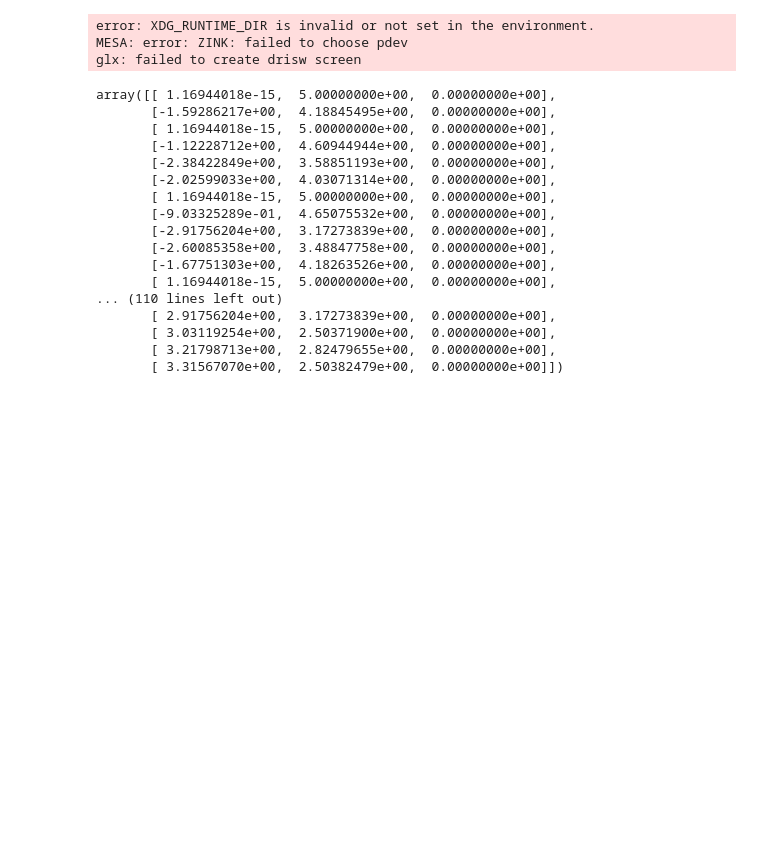
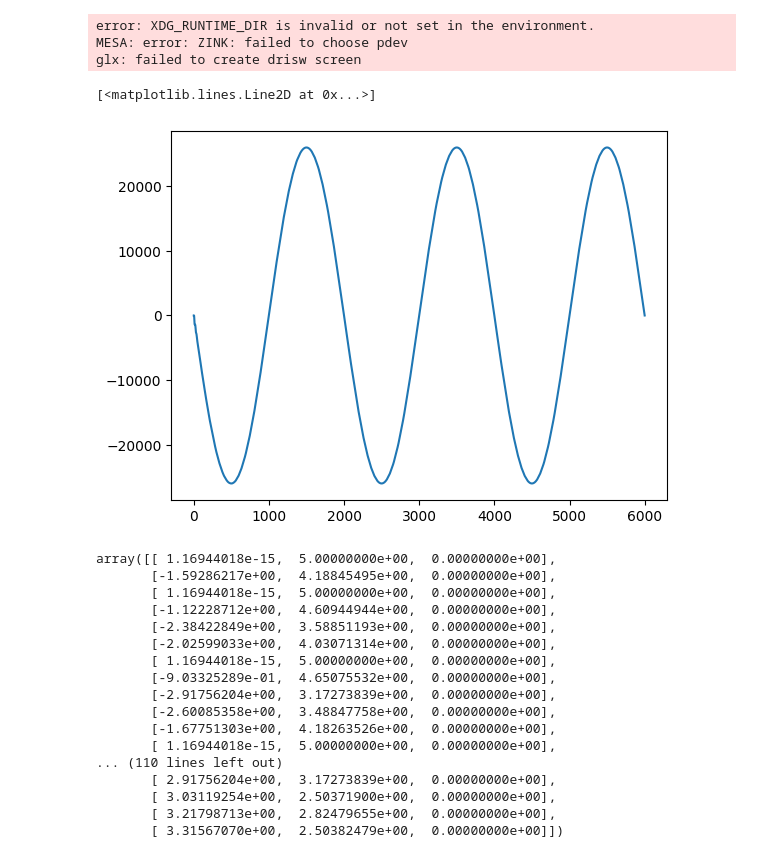
Before and after one commit to andinoboerst/FEMIN_adaptation, a Jupyter notebook: workspace/test.ipynb, the cells around one changed output. Cells and saved outputs as stored; diff of their text form; code cells hidden in the pictures; blank space fills up the shorter version.

```diff
--- a/workspace/test.ipynb
+++ b/workspace/test.ipynb
@@ -423,6 +407,11 @@ tct.postprocess(u_k_app_error, "u", "norm", "tractions_applied_error")
 error: XDG_RUNTIME_DIR is invalid or not set in the environment.
 MESA: error: ZINK: failed to choose pdev
 glx: failed to create drisw screen
+# %%
+plt.plot(tct.data_out[:, 21])
+# %% [output]
+[<matplotlib.lines.Line2D at 0x...>]
+[figure, added]
 # %%
 tct.formatted_plot_results["u"][10, tct.bottom_half_nodes, :]
 # %% [output]
```
Also changed, not shown: parts of 3 cells of this notebook, 4 other files.
